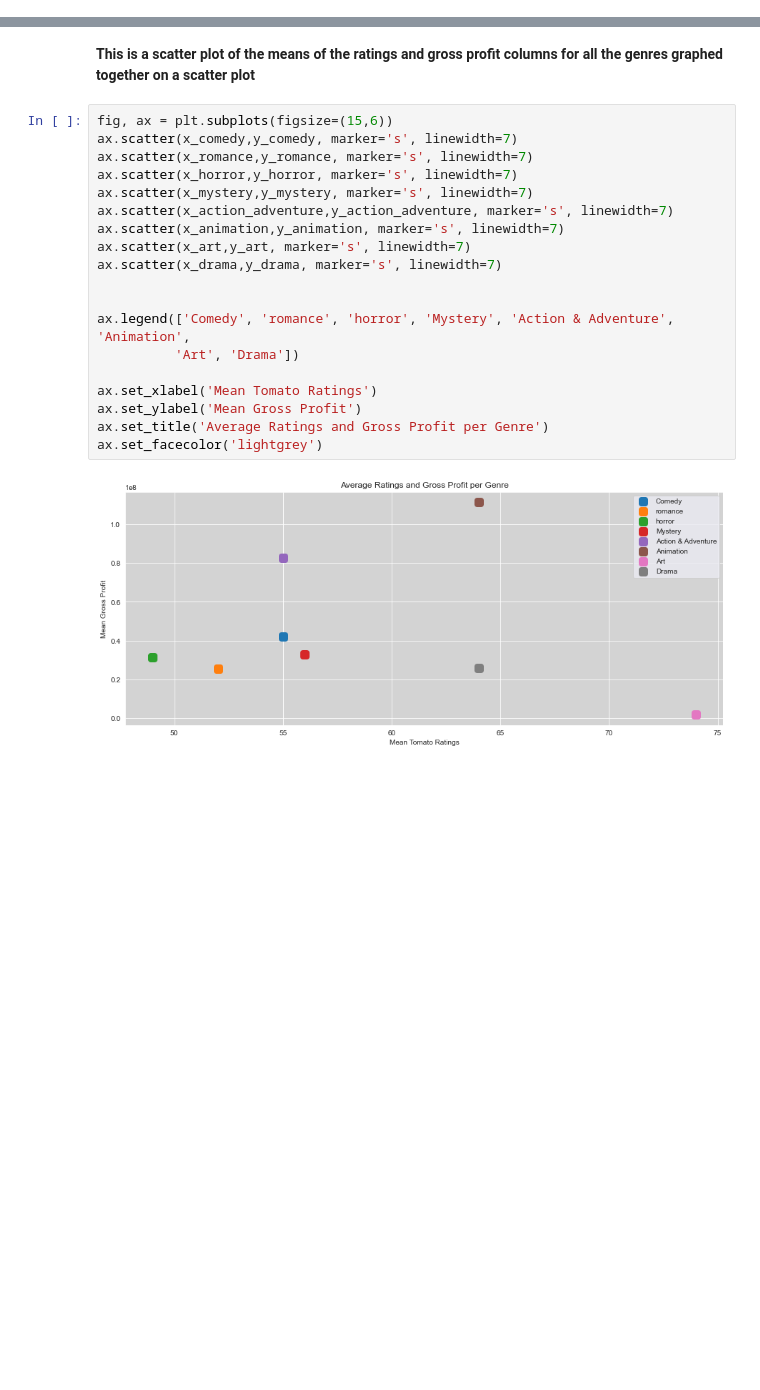
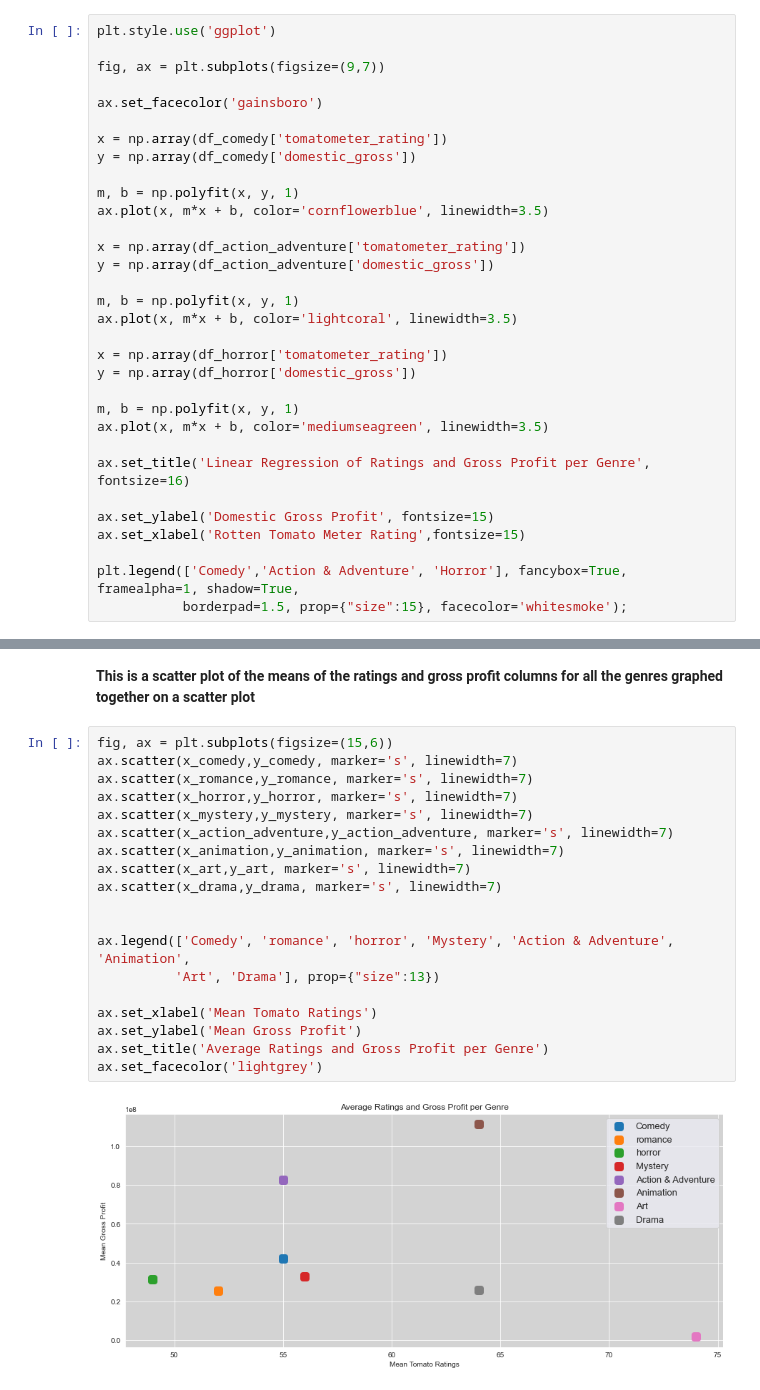
Before and after one commit to richesinrr0/microsoft_movie_analysis, a Jupyter notebook: Movie_analysis_genres_ross.ipynb, the cells around one changed output, grey strips where cells are left out. Cells and saved outputs as stored; diff of their text form; blank space fills up the shorter version.

```diff
--- a/Movie_analysis_genres_ross.ipynb
+++ b/Movie_analysis_genres_ross.ipynb
@@ -293,0 +302,32 @@ ax.legend();
+# %%
+plt.style.use('ggplot')
+
+fig, ax = plt.subplots(figsize=(9,7))
+
+ax.set_facecolor('gainsboro')
+
+x = np.array(df_comedy['tomatometer_rating'])
+y = np.array(df_comedy['domestic_gross'])
+
+m, b = np.polyfit(x, y, 1)
+ax.plot(x, m*x + b, color='cornflowerblue', linewidth=3.5)
+
+x = np.array(df_action_adventure['tomatometer_rating'])
+y = np.array(df_action_adventure['domestic_gross'])
+
+m, b = np.polyfit(x, y, 1)
+ax.plot(x, m*x + b, color='lightcoral', linewidth=3.5)
+
+x = np.array(df_horror['tomatometer_rating'])
+y = np.array(df_horror['domestic_gross'])
+
+m, b = np.polyfit(x, y, 1)
+ax.plot(x, m*x + b, color='mediumseagreen', linewidth=3.5)
+
+ax.set_title('Linear Regression of Ratings and Gross Profit per Genre', fontsize=16)
+
+ax.set_ylabel('Domestic Gross Profit', fontsize=15)
+ax.set_xlabel('Rotten Tomato Meter Rating',fontsize=15)
+
+plt.legend(['Comedy','Action & Adventure', 'Horror'], fancybox=True, framealpha=1, shadow=True,
+           borderpad=1.5, prop={"size":15}, facecolor='whitesmoke');
@@ -296,22 +338,22 @@ ax.legend();
 # %%
 fig, ax = plt.subplots(figsize=(15,6))
 ax.scatter(x_comedy,y_comedy, marker='s', linewidth=7)
 ax.scatter(x_romance,y_romance, marker='s', linewidth=7)
 ax.scatter(x_horror,y_horror, marker='s', linewidth=7)
 ax.scatter(x_mystery,y_mystery, marker='s', linewidth=7)
 ax.scatter(x_action_adventure,y_action_adventure, marker='s', linewidth=7)
 ax.scatter(x_animation,y_animation, marker='s', linewidth=7)
 ax.scatter(x_art,y_art, marker='s', linewidth=7)
 ax.scatter(x_drama,y_drama, marker='s', linewidth=7)
 
 
 ax.legend(['Comedy', 'romance', 'horror', 'Mystery', 'Action & Adventure', 'Animation',
-          'Art', 'Drama'])
+          'Art', 'Drama'], prop={"size":13})
 
 ax.set_xlabel('Mean Tomato Ratings')
 ax.set_ylabel('Mean Gross Profit')
 ax.set_title('Average Ratings and Gross Profit per Genre')
 ax.set_facecolor('lightgrey')
 # %% [output]
-[figure, old version]
+[figure, new version]
 # %% [markdown]
```
Also changed, not shown: parts of 14 cells of this notebook.
